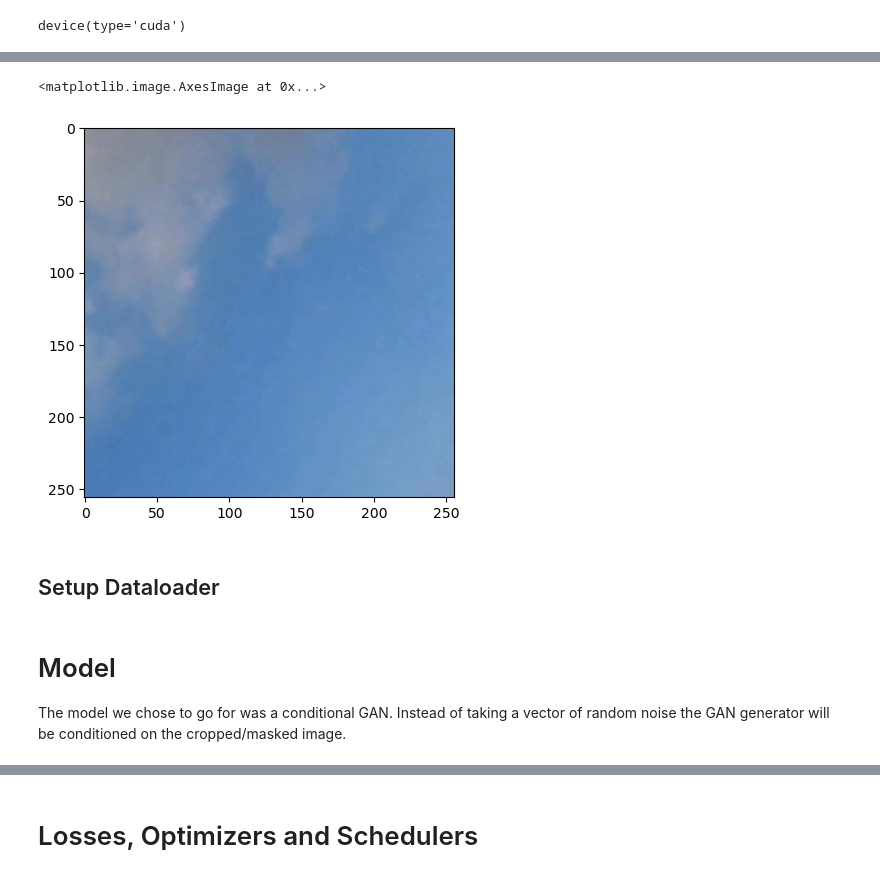
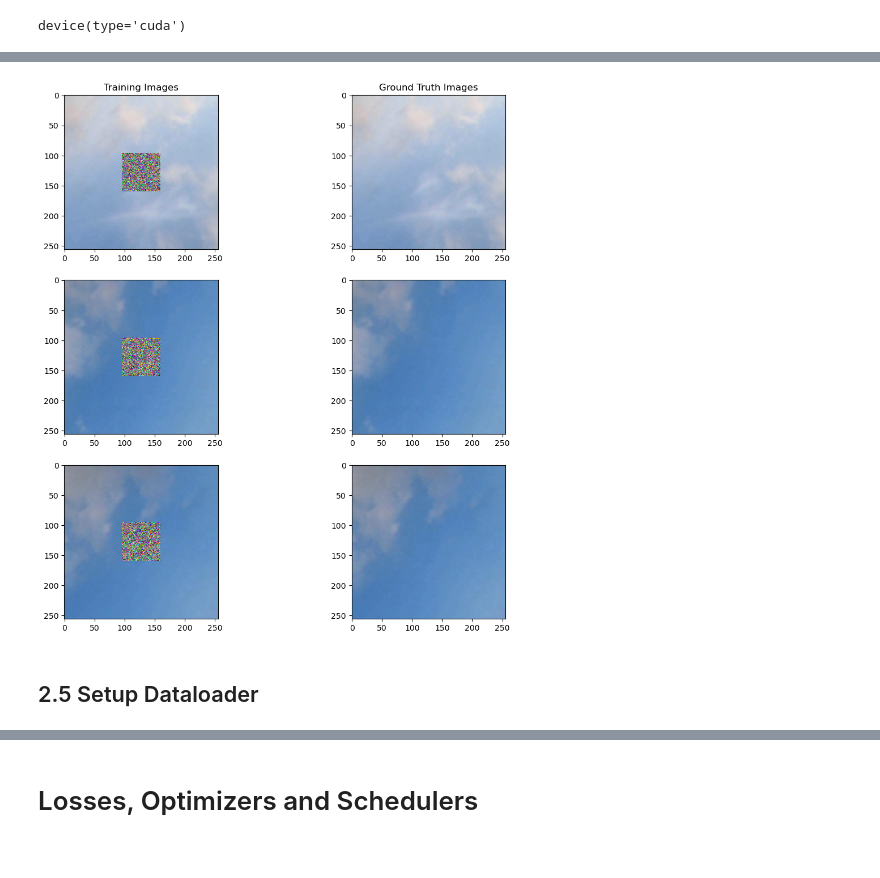
Before and after one commit to aivan6842/cs484-project, a Jupyter notebook: object-removal-and-impainting.ipynb, the cells around one changed output, grey strips where cells are left out. Saved outputs shown, nothing was run; the diff lists cells and outputs as text; code cells hidden in the pictures.

```diff
--- a/object-removal-and-impainting.ipynb
+++ b/object-removal-and-impainting.ipynb
@@ -119,6 +52,5 @@ MEANS = torch.tensor([0.485, 0.456, 0.406])
 # %%
-class country212Dataset(Dataset):
-
+class SkyDataset(Dataset):
     def __init__(self, root_dir, transforms=None) -> None:
         super().__init__()
         self.root_dir = root_dir
@@ -150,6 +82,6 @@ class country212Dataset(Dataset):
 
         # (4) crop the center
         #       an assumption here is that the image is 256x256 which is true because we constructed the transforms
-        transformed_img[:, 96:160, 96:160] = 0
+        transformed_img[:, 96:160, 96:160] = torch.rand((3, 64, 64))
 
         return transformed_img, ground_truth_image
@@ -212,13 +92,9 @@ class lhqDataset(Dataset):
 # %%
 transforms = v2.Compose([
     v2.ToTensor(),
-    # v2.RandomResizedCrop(size=(256, 256), antialias=True),
     v2.Resize(size=(256, 256))
-    # v2.RandomHorizontalFlip(p=0.5),
-    # v2.ToDtype(torch.float32),
-    # v2.Normalize(mean=MEANS, std=STDS),
 ])
 
-my_train_dataset = lhqDataset("swimseg-2/train", transforms=transforms)
-my_val_dataset = lhqDataset("swimseg-2/val", transforms=transforms)
-my_test_dataset = lhqDataset("swimseg-2/test", transforms=transforms)
+my_train_dataset = SkyDataset("swimseg-2/train", transforms=transforms)
+my_val_dataset = SkyDataset("swimseg-2/val", transforms=transforms)
+my_test_dataset = SkyDataset("swimseg-2/test", transforms=transforms)
@@ -244,10 +103,18 @@ plt.imshow(np.transpose(item[0], (1, 2, 0)))
-# %%
-# ground truth image
-plt.figure()
-# unnormalized = item[0] * STDS[:, None, None] + MEANS[:, None, None]
-plt.imshow(np.transpose(item[1], (1, 2, 0)))
-# %% [output]
-<matplotlib.image.AxesImage at 0x...>
-[figure, removed]
+# %%
+item0, item1, item2 = my_test_dataset[0], my_test_dataset[1], my_test_dataset[2]
+# %%
+# train image
+f, ax = plt.subplots(3, 2, figsize=(12, 12))
+ax[0, 0].imshow(np.transpose(item0[0], (1, 2, 0)))
+ax[0, 1].imshow(np.transpose(item0[1], (1, 2, 0)))
+ax[1, 0].imshow(np.transpose(item1[0], (1, 2, 0)))
+ax[1, 1].imshow(np.transpose(item1[1], (1, 2, 0)))
+ax[2, 0].imshow(np.transpose(item2[0], (1, 2, 0)))
+ax[2, 1].imshow(np.transpose(item2[1], (1, 2, 0)))
+
+ax[0, 0].set_title("Training Images");
+ax[0, 1].set_title("Ground Truth Images");
+# %% [output]
+[figure, added]
 # %% [markdown]
-## Setup Dataloader
+## 2.5 Setup Dataloader
@@ -259,6 +125,3 @@ BATCH_SIZE = 8
 train_loader = DataLoader(train_dataset, batch_size=BATCH_SIZE, shuffle=True)
 val_loader = DataLoader(val_dataset, batch_size=BATCH_SIZE, shuffle=True)
 test_loader = DataLoader(test_dataset, batch_size=BATCH_SIZE, shuffle=True)
-# %% [markdown]
-# Model
-The model we chose to go for was a conditional GAN. Instead of taking a vector of random noise the GAN generator will be conditioned on the cropped/masked image.
```
Also changed, not shown: parts of 55 cells of this notebook.
